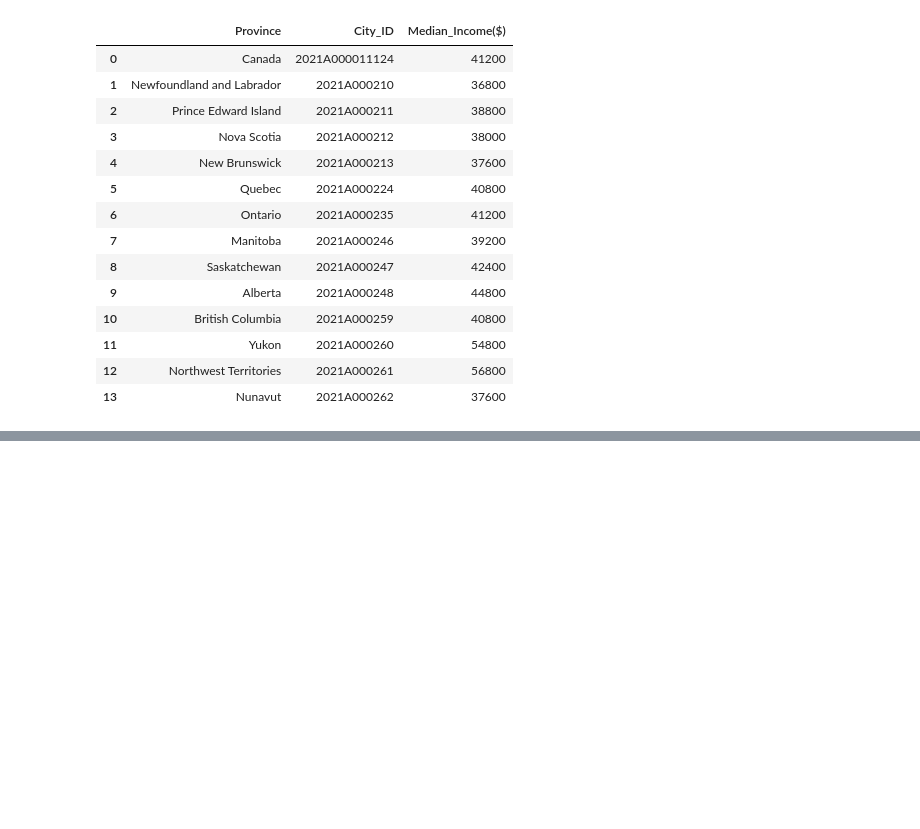
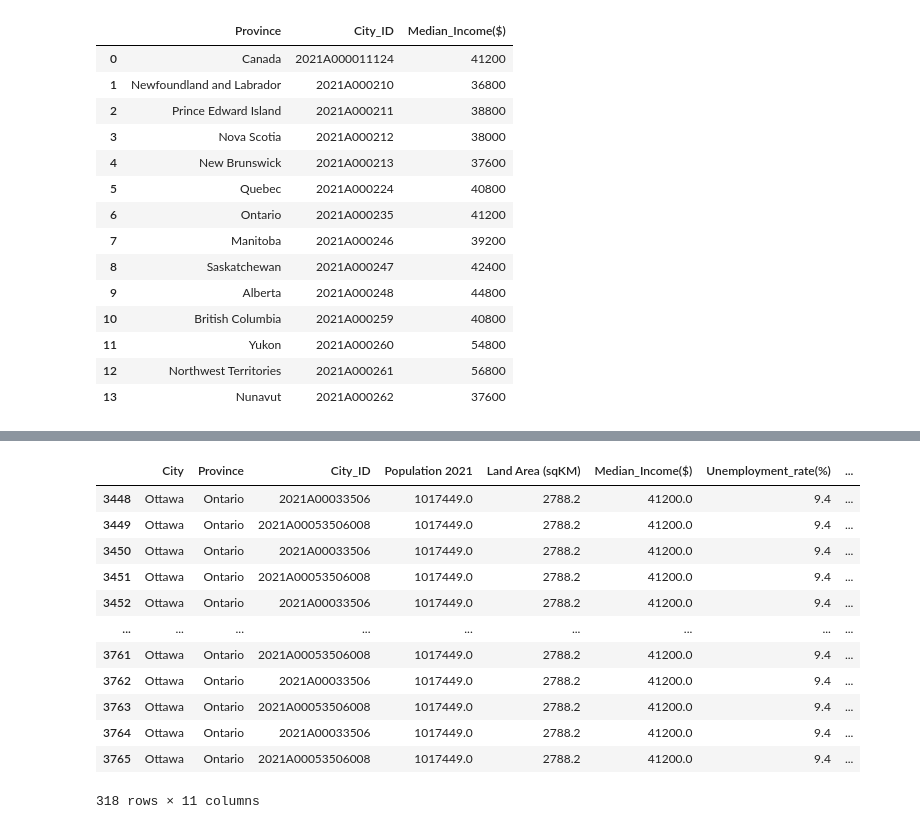
Before and after one commit to JorMerr/EV_charging_locations, a Jupyter notebook: dataset_cleaning.ipynb, the cells around one changed output, grey strips where cells are left out. Cells and saved outputs as stored; diff of their text form; code cells hidden in the pictures; blank space fills up the shorter version.

```diff
--- a/dataset_cleaning.ipynb
+++ b/dataset_cleaning.ipynb
@@ -1679,0 +1558,16 @@ provincial_income
+# %%
+stations_fillna.loc[stations_fillna["City"] == "Ottawa"]
+# %% [output]
+|  | City | Province | City_ID | Population 2021 | Land Area (sqKM) | Median_Income($) | Unemployment_rate(%) | ... |
+| 3448 | Ottawa | Ontario | 2021A00033506 | 1017449.0 | 2788.2 | 41200.0 | 9.4 | ... |
+| 3449 | Ottawa | Ontario | 2021A00053506008 | 1017449.0 | 2788.2 | 41200.0 | 9.4 | ... |
+| 3450 | Ottawa | Ontario | 2021A00033506 | 1017449.0 | 2788.2 | 41200.0 | 9.4 | ... |
+| 3451 | Ottawa | Ontario | 2021A00053506008 | 1017449.0 | 2788.2 | 41200.0 | 9.4 | ... |
+| 3452 | Ottawa | Ontario | 2021A00033506 | 1017449.0 | 2788.2 | 41200.0 | 9.4 | ... |
+| ... | ... | ... | ... | ... | ... | ... | ... | ... |
+| 3761 | Ottawa | Ontario | 2021A00053506008 | 1017449.0 | 2788.2 | 41200.0 | 9.4 | ... |
+| 3762 | Ottawa | Ontario | 2021A00033506 | 1017449.0 | 2788.2 | 41200.0 | 9.4 | ... |
+| 3763 | Ottawa | Ontario | 2021A00053506008 | 1017449.0 | 2788.2 | 41200.0 | 9.4 | ... |
+| 3764 | Ottawa | Ontario | 2021A00033506 | 1017449.0 | 2788.2 | 41200.0 | 9.4 | ... |
+| 3765 | Ottawa | Ontario | 2021A00053506008 | 1017449.0 | 2788.2 | 41200.0 | 9.4 | ... |
+318 rows × 11 columns
```
Also changed, not shown: parts of 30 cells of this notebook.
